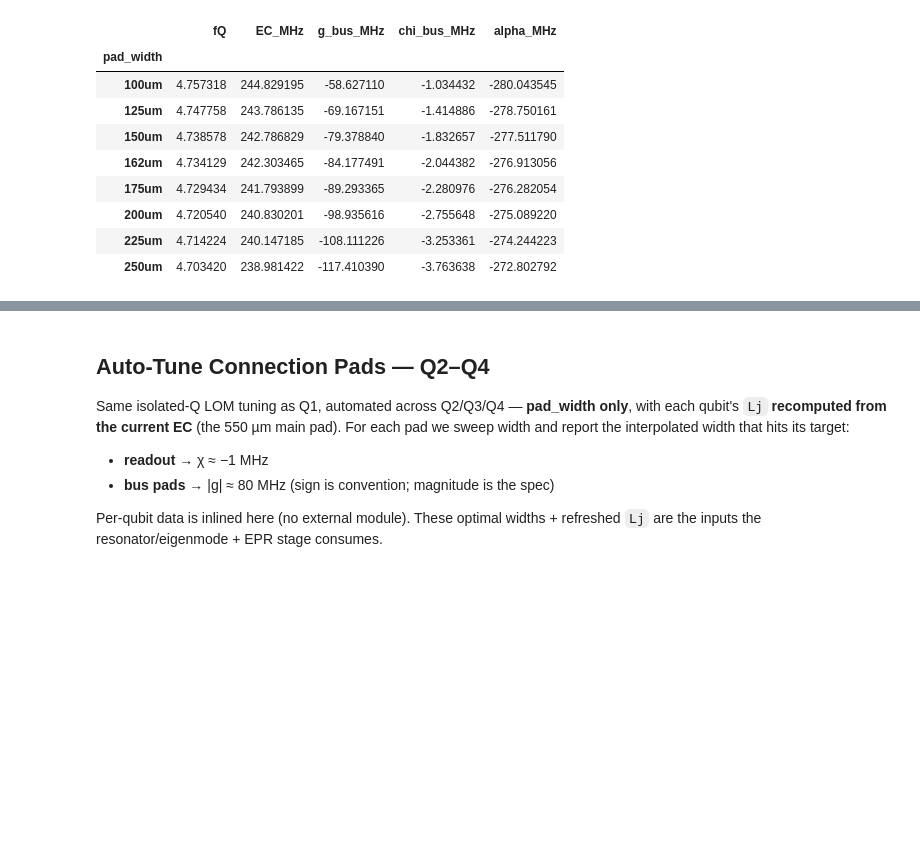
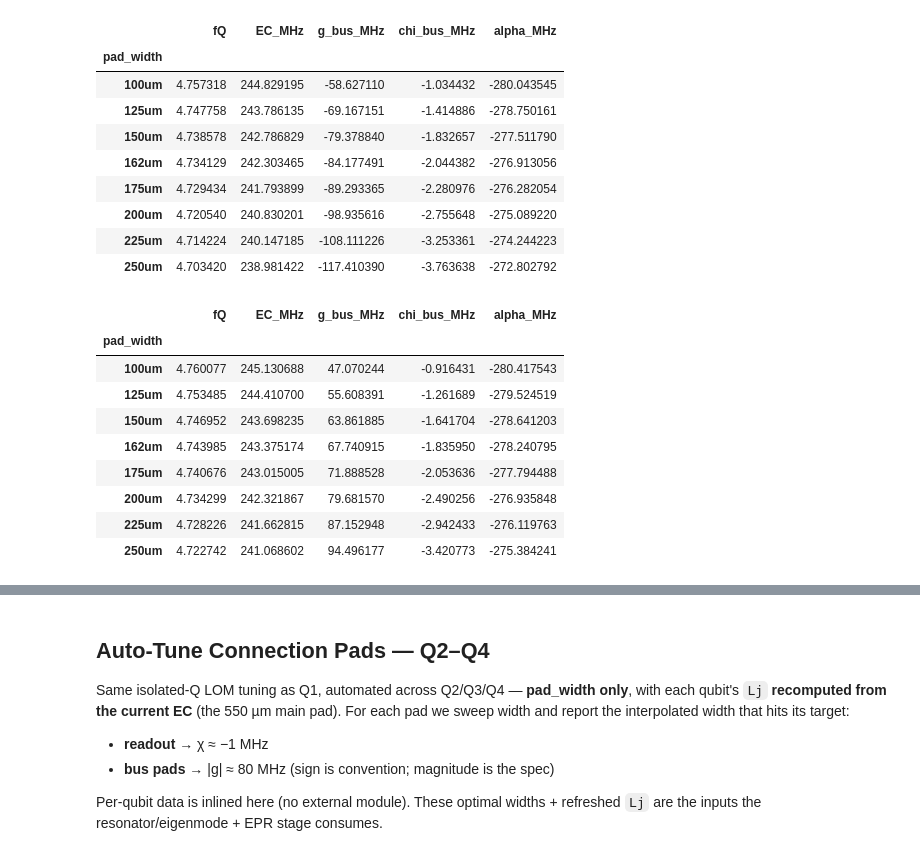
Before and after one commit to thanosGian/qiskit-metal-simulations, a Jupyter notebook: final_four_qubit_chip_design.ipynb, the cells around one changed output, grey strips where cells are left out. Cells and saved outputs as stored; diff of their text form; code cells hidden in the pictures; blank space fills up the shorter version.

```diff
--- a/final_four_qubit_chip_design.ipynb
+++ b/final_four_qubit_chip_design.ipynb
@@ -1147,6 +1147,19 @@ dfs_bus["bus_14"]["pad_width"]
 | 200um | 4.720540 | 240.830201 | -98.935616 | -2.755648 | -275.089220 |
 | 225um | 4.714224 | 240.147185 | -108.111226 | -3.253361 | -274.244223 |
 | 250um | 4.703420 | 238.981422 | -117.410390 | -3.763638 | -272.802792 |
+# %%
+dfs_bus["bus_12"]["pad_width"]
+# %% [output]
+|  | fQ | EC_MHz | g_bus_MHz | chi_bus_MHz | alpha_MHz |
+| pad_width |  |  |  |  |  |
+| 100um | 4.760077 | 245.130688 | 47.070244 | -0.916431 | -280.417543 |
+| 125um | 4.753485 | 244.410700 | 55.608391 | -1.261689 | -279.524519 |
+| 150um | 4.746952 | 243.698235 | 63.861885 | -1.641704 | -278.641203 |
+| 162um | 4.743985 | 243.375174 | 67.740915 | -1.835950 | -278.240795 |
+| 175um | 4.740676 | 243.015005 | 71.888528 | -2.053636 | -277.794488 |
+| 200um | 4.734299 | 242.321867 | 79.681570 | -2.490256 | -276.935848 |
+| 225um | 4.728226 | 241.662815 | 87.152948 | -2.942433 | -276.119763 |
+| 250um | 4.722742 | 241.068602 | 94.496177 | -3.420773 | -275.384241 |
 # %%
 if RUN_SIMULATIONS:
     # ── Final combined check: set the chosen optimal widths and verify all targets together ──
```
Also changed, not shown: parts of 57 cells of this notebook, 34 other files.
